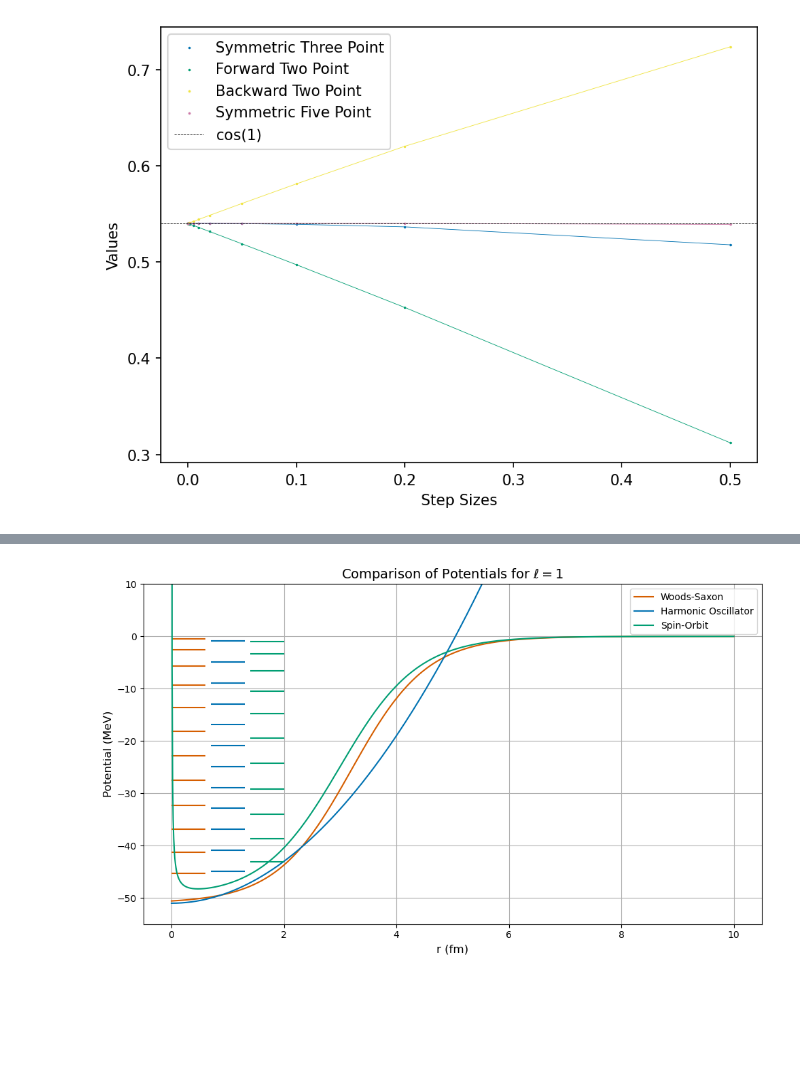
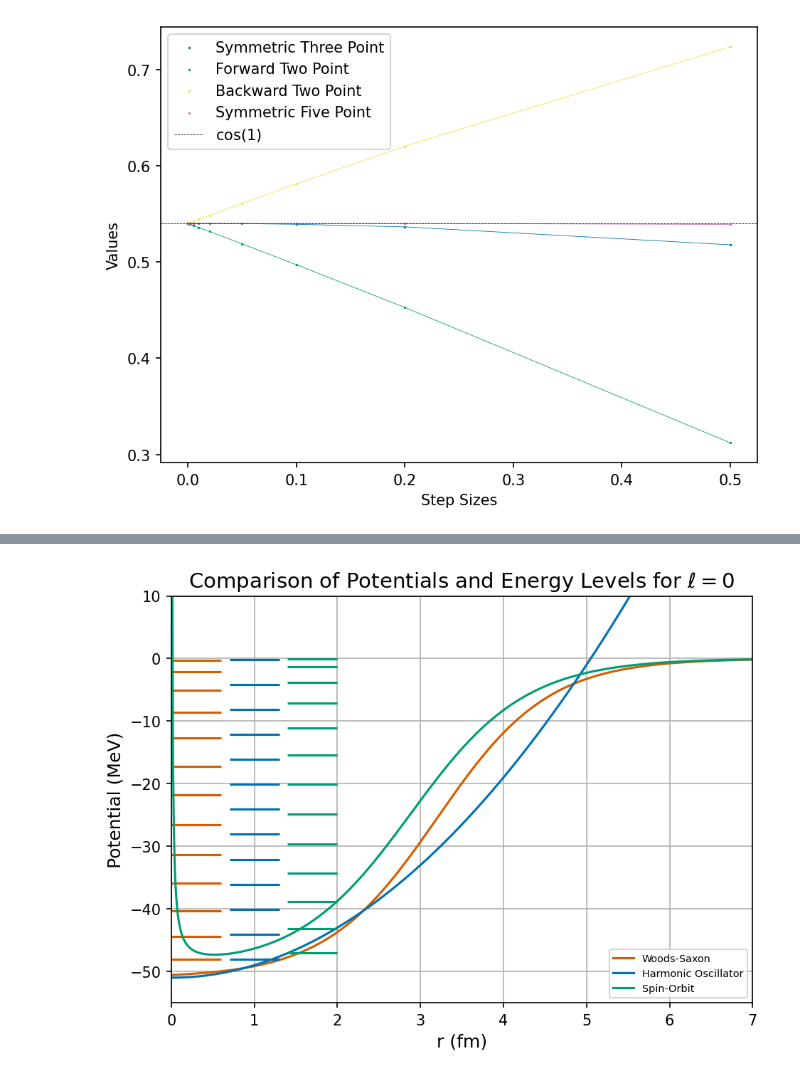
Before and after one commit to orionlee3/RandomNumMethods, a Jupyter notebook: Quantum1NumMethods.ipynb, the cells around one changed output, grey strips where cells are left out. Saved outputs shown, nothing was run; the diff lists cells and outputs as text; code cells hidden in the pictures; blank space fills up the shorter version.

Commit message:
finished making plots

```diff
--- a/Quantum1NumMethods.ipynb
+++ b/Quantum1NumMethods.ipynb
@@ -364,54 +324,59 @@ plt.show()
 # %%
+R = r0 * (N + Z) ** (1 / 3)
 so_pot = spin_orbit_potential("down", N, Z, "n", r_vect, R, a)
 ho_pot = harmonic_oscillator_potential(N, Z, "n", r_vect, omega=2)
 ws_pot = woods_saxon_potential(N, Z, "n", r_vect, R, a)
+l = 2
+for l in l_values:
+    # Create a dictionary to store potentials and labels
+    potentials_dict = {
+        "Woods-Saxon": {
+            "potential": ws_pot,
+            "color": colormap(0),
+            "bound_energies": dataset[l]["woods-saxon"]["bound_energies"],
+            "x_range": (0, 0.6),
+        },
+        "Harmonic Oscillator": {
+            "potential": ho_pot,
+            "color": colormap(1),
+            "bound_energies": dataset[l]["harmonic-oscillator"]["bound_energies"],
+            "x_range": (0.7, 1.3),
+        },
+        "Spin-Orbit": {
+            "potential": so_pot,
+            "color": colormap(2),
+            "bound_energies": dataset[l]["spin-orbit"]["bound_energies"],
+            "x_range": (1.4, 2),
+        },
+    }
 
-# Create a dictionary to store potentials and labels
-potentials_dict = {
-    "Woods-Saxon": {
-        "potential": ws_pot,
-        "color": colormap(0),
-        "bound_energies": bound_energies_ws,
-        "x_range": (0, 0.6),
-    },
-    "Harmonic Oscillator": {
-        "potential": ho_pot,
-        "color": colormap(1),
-        "bound_energies": bound_energies_ho,
-        "x_range": (0.7, 1.3),
-    },
-    "Spin-Orbit": {
-        "potential": so_pot,
-        "color": colormap(2),
-        "bound_energies": bound_energies_so,
-        "x_range": (1.4, 2),
-    },
-}
+    # Plot each potential with its corresponding label and bound energies
+    plt.figure(dpi=150)  # Adjust figure size for better readability
 
-# Plot each potential with its corresponding label and bound energies
-plt.figure(figsize=(10, 6))  # Adjust figure size for better readability
+    for label, data in potentials_dict.items():
+        # Plot the potential
+        plt.plot(r_vect, data["potential"], label=label, color=data["color"])
 
-for label, data in potentials_dict.items():
-    # Plot the potential
-    plt.plot(r_vect, data["potential"], label=label, color=data["color"])
+        # Plot the bound energies with horizontal lines
+        x_min, x_max = data["x_range"]
+        for energy in data["bound_energies"]:
+            plt.hlines(
+                energy, x_min, x_max, color=data["color"]
+            )  # Horizontal line for each energy
 
-    # Plot the bound energies with horizontal lines
-    x_min, x_max = data["x_range"]
-    for energy in data["bound_energies"]:
-        plt.hlines(
-            energy, x_min, x_max, color=data["color"]
-        )  # Horizontal line for each energy
-
-# Adding titles, labels, and a legend
-plt.title(rf"Comparison of Potentials for $\ell = {l}$", fontsize=14)
-plt.xlabel("r (fm)", fontsize=12)
-plt.ylabel("Potential (MeV)", fontsize=12)
-plt.ylim(-55, 10)  # Adjusting y-axis limits to match your data
-plt.legend()  # Show legend with labels
-plt.grid(True)  # Optional: Add a grid for better readability
-plt.tight_layout()  # Automatically adjust layout for better fit
-
-# Show plot
-plt.show()
+    # Adding titles, labels, and a legend
+    plt.title(
+        rf"Comparison of Potentials and Energy Levels for $\ell = {l}$", fontsize=14
+    )
+    plt.xlabel("r (fm)", fontsize=12)
+    plt.ylabel("Potential (MeV)", fontsize=12)
+    plt.ylim(-55, 10)
+    plt.xlim(0, 7)  # Adjusting y-axis limits to match your data
+    plt.legend(loc="lower right", fontsize="x-small")  # Show legend with labels
+    plt.grid(True)  # Optional: Add a grid for better readability
+    plt.tight_layout()  # Automatically adjust layout for better fit
+    # plt.savefig(f'Num_Methods/RandomNumMethods/energy_level_plots_l{l}.png')
+    # Show plot
+    plt.show()
 # %% [output]
-[figure, old version]
+[figure, new version]
```
Also changed, not shown: parts of 5 cells of this notebook, 8 other files.
